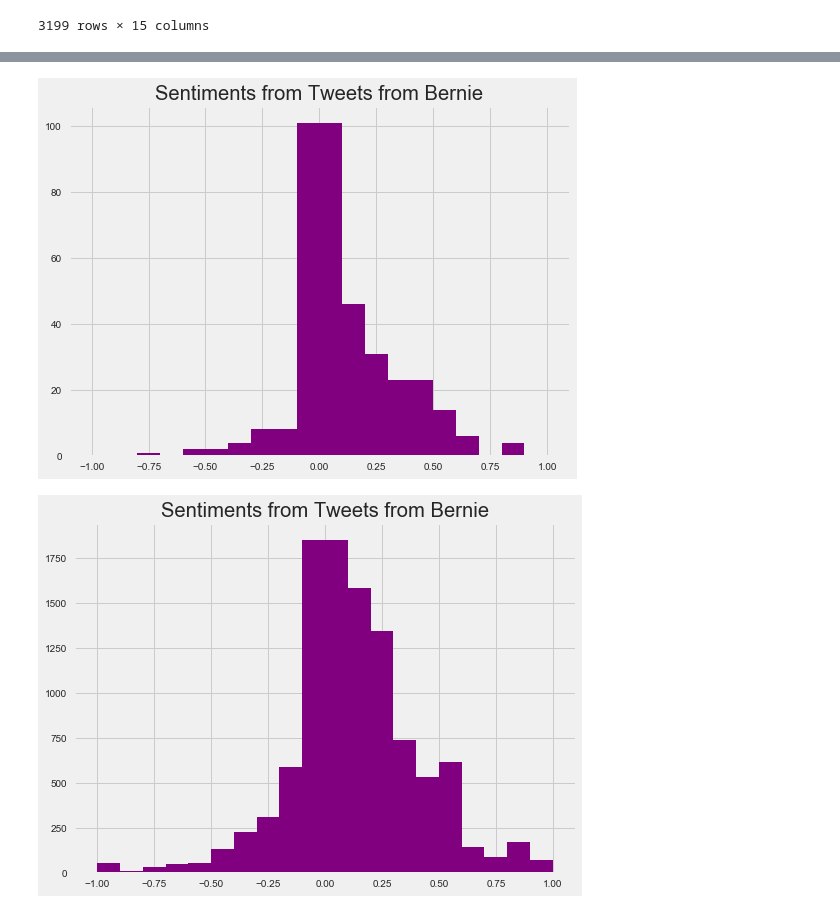
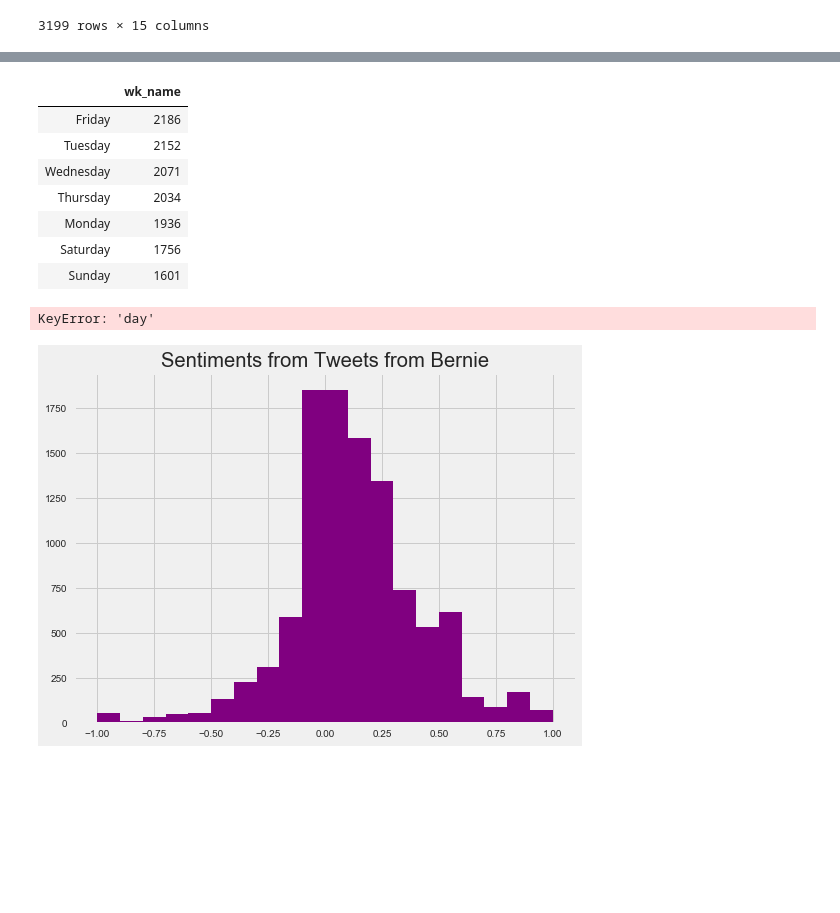
Before and after one commit to nomadtomas/sentweetment_analysizer, a Jupyter notebook: dnc_race.ipynb, the cells around one changed output, grey strips where cells are left out. Saved outputs shown, nothing was run; the diff lists cells and outputs as text; code cells hidden in the pictures; blank space fills up the shorter version.

```diff
--- a/dnc_race.ipynb
+++ b/dnc_race.ipynb
@@ -61,3 +61,4 @@ df[df['year'] == 2019]
 df['year'] = df.index.year
 df['month'] = df.index.month
 df['wk_name'] = df.index.weekday_name
+df['day'] = df.index.day
@@ -79,6 +88,7 @@ def sentiment_analyser(df):
     output_df.index = pd.to_datetime(output_df.index)
     output_df['year'] = output_df.index.year
     output_df['month'] = output_df.index.month
+    output_df['day'] = output_df.index.day
     output_df['wk_name'] = output_df.index.weekday_name
 
     return output_df
@@ -96,4 +106,15 @@ def plot_sentiment(df):
     return plt.show()
 # %%
 bernie_sentiment = sentiment_analyser(bernie_df)
+# %%
+pd.DataFrame(bernie_sentiment['wk_name'].value_counts())
+# %% [output]
+|  | wk_name |
+| Friday | 2186 |
+| Tuesday | 2152 |
+| Wednesday | 2071 |
+| Thursday | 2034 |
+| Monday | 1936 |
+| Saturday | 1756 |
+| Sunday | 1601 |
 # %%
@@ -101,18 +123,31 @@ pol = bernie_sentiment[(bernie_sentiment['year']==2020)&(bernie_sentiment['month
 # %%
-def polarity_bydate(df, yr, mm, dd):
+def polarity_bydate(df, yr=None, mm=None, dd=None):
+
+    if yr!=None and mm!=None and dd!=None:
+        query = df[(df['year']==yr)&(df['month']==mm)&(df['day']==dd)]['polarity']
+    elif yr!=None and mm!=None:
+        query = df[(df['year']==yr)&(df['month']==mm)]['polarity']
+    elif yr!=None:
+        query = df[df['year']==yr]['polarity']
+    elif mm!=None:
+        query = df[df['month']==mm]['polarity']
+    elif dd!=None:
+        query = df[df['day']==mm]['polarity']
 
     fig, ax = plt.subplots(figsize=(8, 6))
 
     # Plot histogram of the polarity values
-    pol.hist(bins=[-1, -0.90, -.80, -.70, -.60, -0.50, -.40 ,-.30, -0.20,-.10,
+    query.hist(bins=[-1, -0.90, -.80, -.70, -.60, -0.50, -.40 ,-.30, -0.20,-.10,
                             0.10, 0.20, 0.30, 0.40, 0.50, 0.60, 0.70, 0.80, 0.90, 1],
                  ax=ax,
                  color="purple")
 
     plt.title("Sentiments from Tweets from Bernie")
     return plt.show()
-# %% [output]
-[figure, removed]
+# %%
+polarity_bydate(bernie_sentiment, 2020,2,2)
+# %% [output]
+KeyError: 'day'
 # %%
 sentiment_objects = [TextBlob(tweet) for tweet in b_df['text']]
 # %%
```
Also changed, not shown: parts of 3 cells of this notebook.
